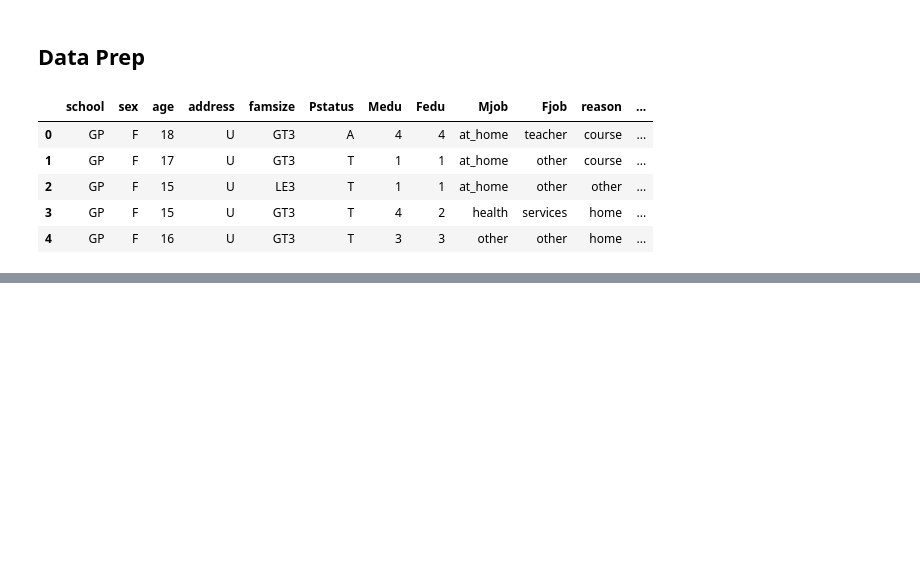
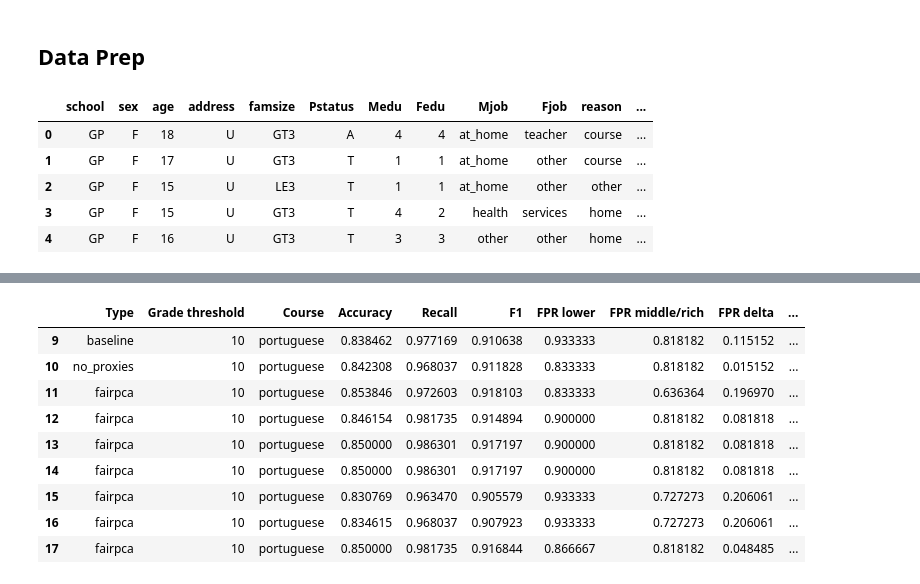
Before and after one commit to CasperAntonPoulsen/AlgoFainessExam, a Jupyter notebook: src/FairPCA.ipynb, the cells around one changed output, grey strips where cells are left out. Saved outputs shown, nothing was run; the diff lists cells and outputs as text; code cells hidden in the pictures; blank space fills up the shorter version.

```diff
--- a/src/FairPCA.ipynb
+++ b/src/FairPCA.ipynb
@@ -621,0 +659,13 @@ with open(file_path.absolute(), "wb") as file:
+# %%
+df_results[(df_results["Grade threshold"] == 10) & (df_results["Course"]=="portuguese")]
+# %% [output]
+|  | Type | Grade threshold | Course | Accuracy | Recall | F1 | FPR lower | FPR middle/rich | FPR delta | ... |
+| 9 | baseline | 10 | portuguese | 0.838462 | 0.977169 | 0.910638 | 0.933333 | 0.818182 | 0.115152 | ... |
+| 10 | no_proxies | 10 | portuguese | 0.842308 | 0.968037 | 0.911828 | 0.833333 | 0.818182 | 0.015152 | ... |
+| 11 | fairpca | 10 | portuguese | 0.853846 | 0.972603 | 0.918103 | 0.833333 | 0.636364 | 0.196970 | ... |
+| 12 | fairpca | 10 | portuguese | 0.846154 | 0.981735 | 0.914894 | 0.900000 | 0.818182 | 0.081818 | ... |
+| 13 | fairpca | 10 | portuguese | 0.850000 | 0.986301 | 0.917197 | 0.900000 | 0.818182 | 0.081818 | ... |
+| 14 | fairpca | 10 | portuguese | 0.850000 | 0.986301 | 0.917197 | 0.900000 | 0.818182 | 0.081818 | ... |
+| 15 | fairpca | 10 | portuguese | 0.830769 | 0.963470 | 0.905579 | 0.933333 | 0.727273 | 0.206061 | ... |
+| 16 | fairpca | 10 | portuguese | 0.834615 | 0.968037 | 0.907923 | 0.933333 | 0.727273 | 0.206061 | ... |
+| 17 | fairpca | 10 | portuguese | 0.850000 | 0.981735 | 0.916844 | 0.866667 | 0.818182 | 0.048485 | ... |
```
Also changed, not shown: parts of 9 cells of this notebook, 1 other file.
